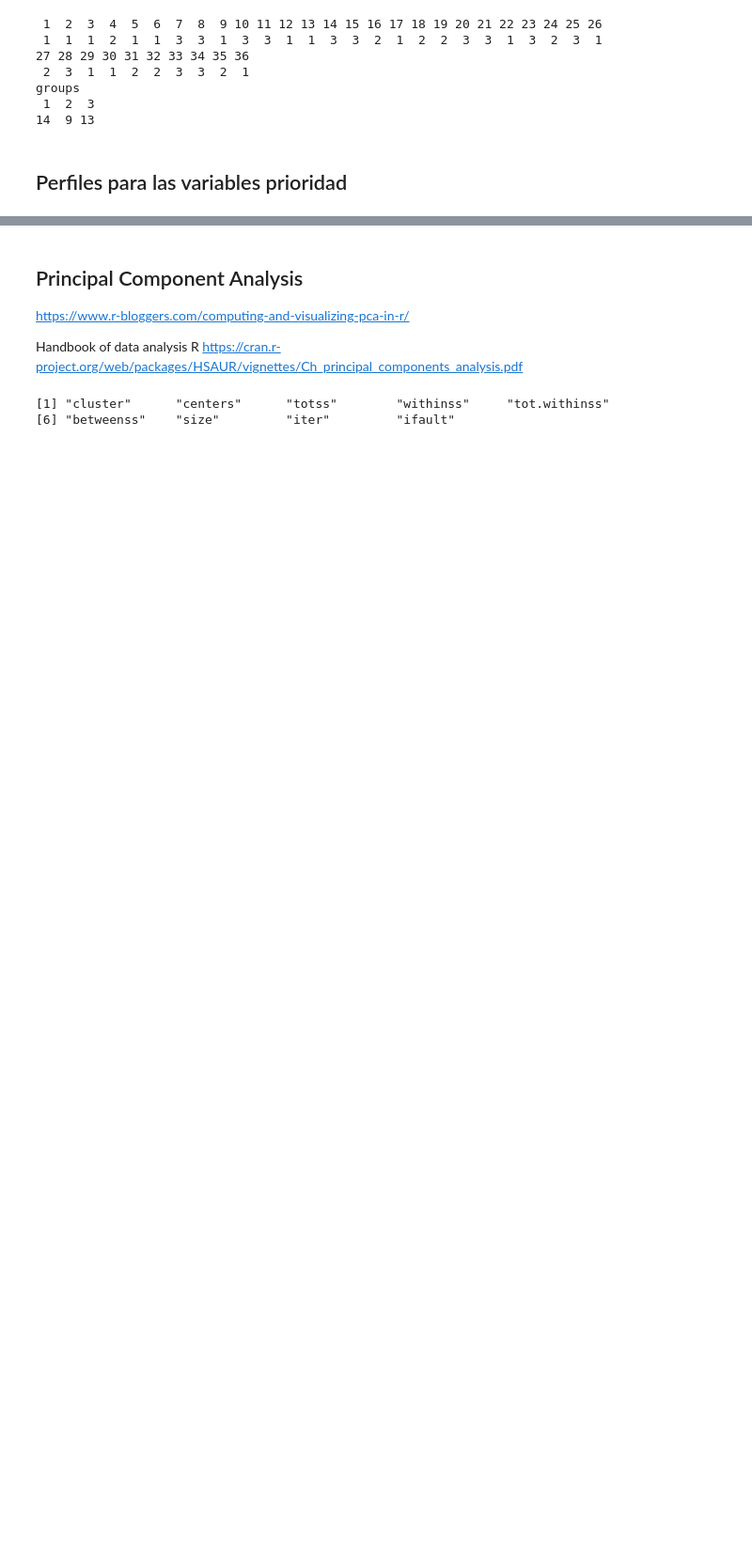
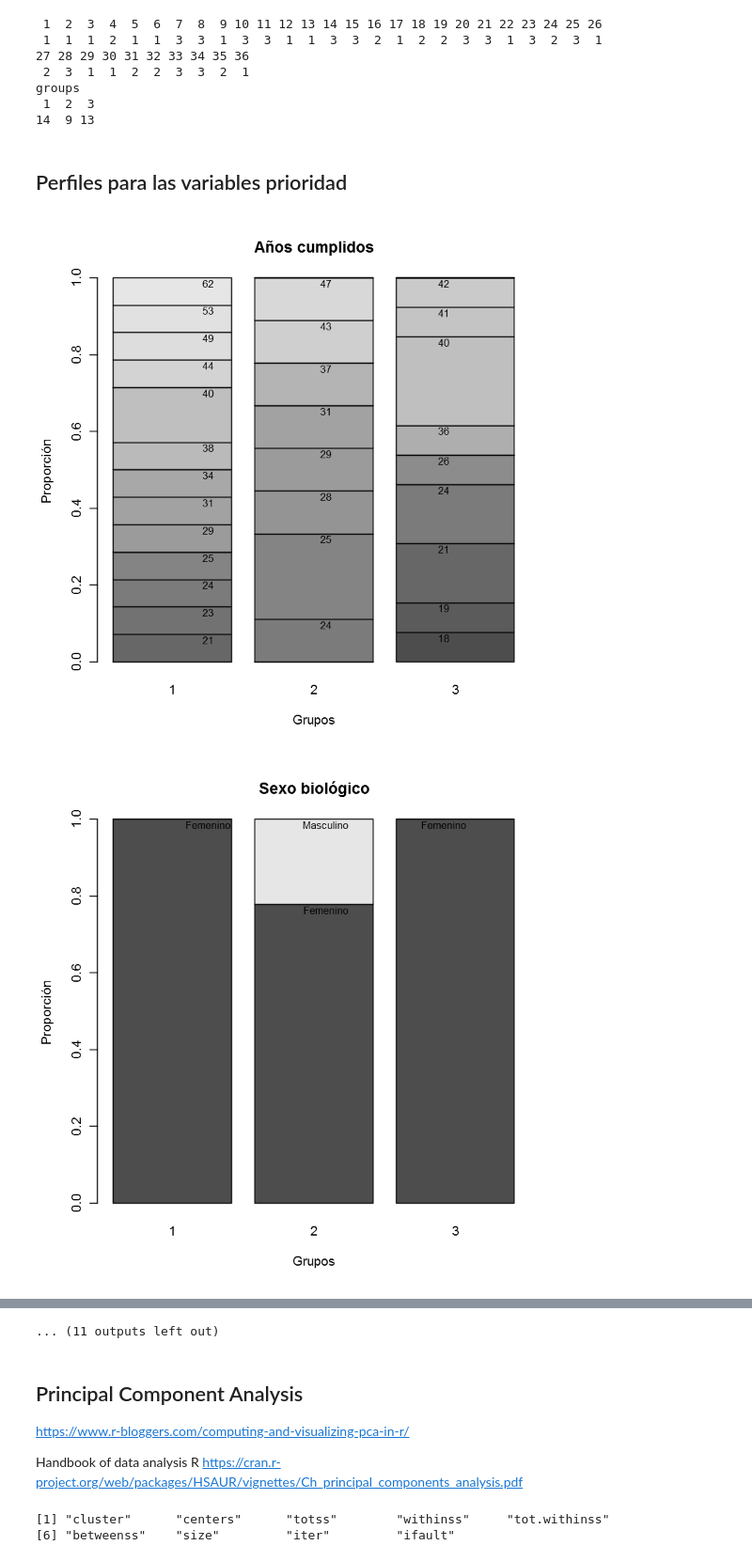
Before and after one commit to Yagwar/TAMD, a Jupyter notebook: Analisis de corresponencias.ipynb, the cells around one changed output, grey strips where cells are left out. Shown at 94% size. Cells and saved outputs as stored; diff of their text form; code cells hidden in the pictures; blank space fills up the shorter version.

```diff
--- a/Analisis de corresponencias.ipynb
+++ b/Analisis de corresponencias.ipynb
@@ -247,19 +273,22 @@ groups
 # %%
 for (i in 1:ncol(test3)){
     data=test2[,i]
     data_table=prop.table(table(test3[,i],groups),2)
-    jpeg(file = paste("Gráfico variable_",i,"_",varnames[i],".jpeg",sep=""),width = 640, height = 640, units = "px", quality = 95)
+    #jpeg(file = paste("Gráfico variable_",i,"_",varnames[i],".jpeg",sep=""),width = 640, height = 640, units = "px", quality = 95)
     bp=barplot(data_table,main=varnames[i],xlab="Grupos",ylab="Proporción")
     for (clust in 1:length(unique(groups))){
         yval=0
         for (dat in 1:nrow(data_table)){
             if (data_table[dat,clust]>0){
                 yval=yval+data_table[dat,clust]
                 #print(c(clust,yval))
                 text(clust,yval-0.015,rownames(data_table)[dat], cex=0.8)
             }
         }
     }
-    dev.off()
+    #dev.off()
 }
 #summary(test1)
+# %% [output]
+[figure, added]
+[figure, added]
@@ -266,3 +305,4 @@ for (i in 1:ncol(test3)){
+... (11 outputs left out)
 # %% [markdown]
 ## Principal Component Analysis
 
```
Also changed, not shown: parts of 10 cells of this notebook.
